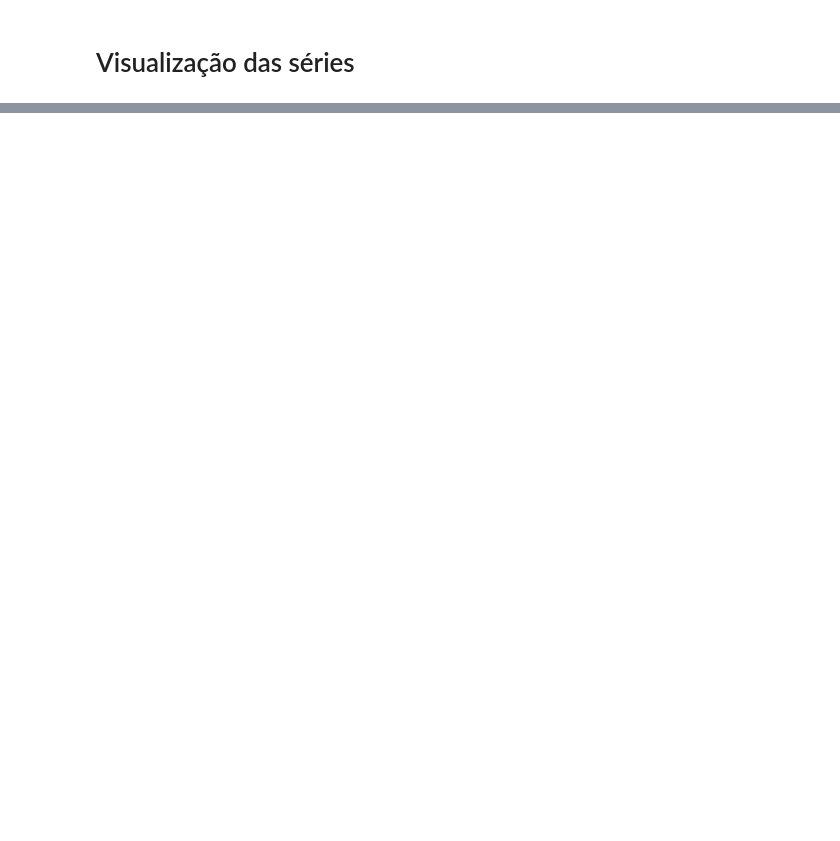
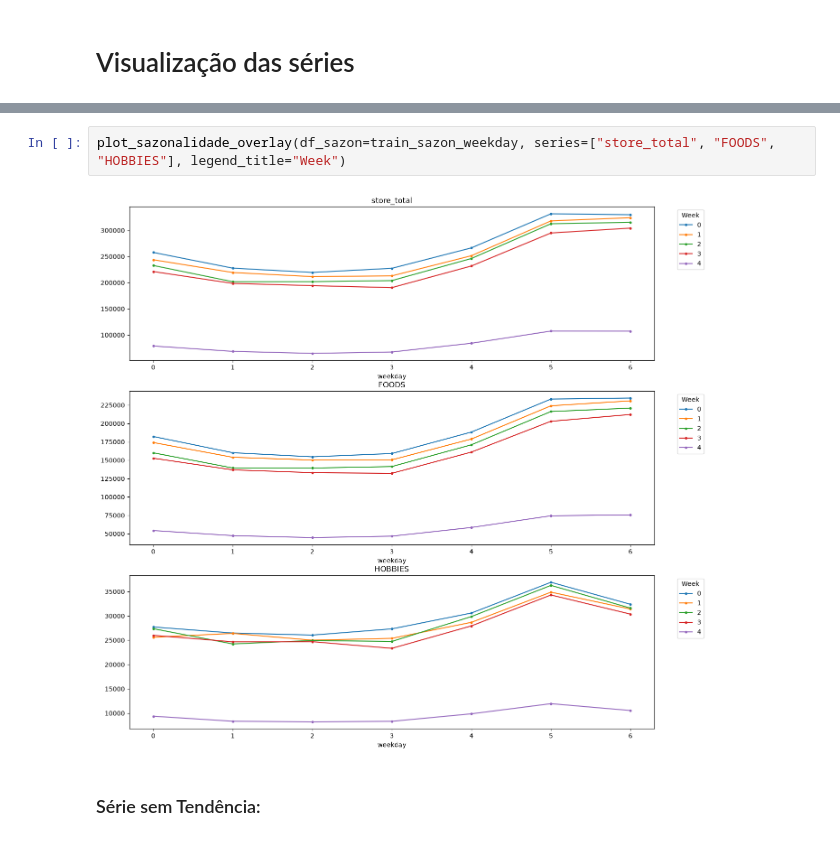
Before and after one commit to JaimeWillianCarneiro/Series-Temporais-G5, a Jupyter notebook: src/entrega_1/01_diagnostico_visual.ipynb, the cells around one changed output, grey strips where cells are left out. Drawn from its saved outputs; the diff is of its cells as text; blank space fills up the shorter version.

```diff
--- a/src/entrega_1/01_diagnostico_visual.ipynb
+++ b/src/entrega_1/01_diagnostico_visual.ipynb
@@ -85,0 +142,6 @@ axes[2].set(title="HOBBIES")
+# %%
+plot_sazonalidade_overlay(df_sazon=train_sazon_weekday, series=["store_total", "FOODS", "HOBBIES"], legend_title="Week")
+# %% [output]
+[figure, added]
+# %% [markdown]
+### Série sem Tendência:
```
Also changed, not shown: parts of 36 cells of this notebook.
